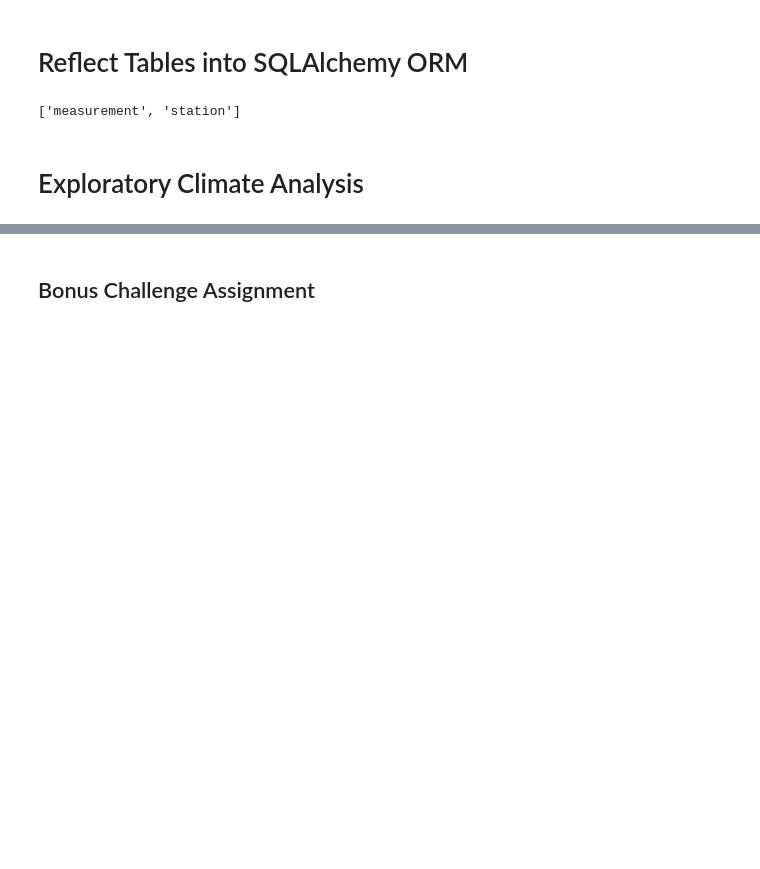
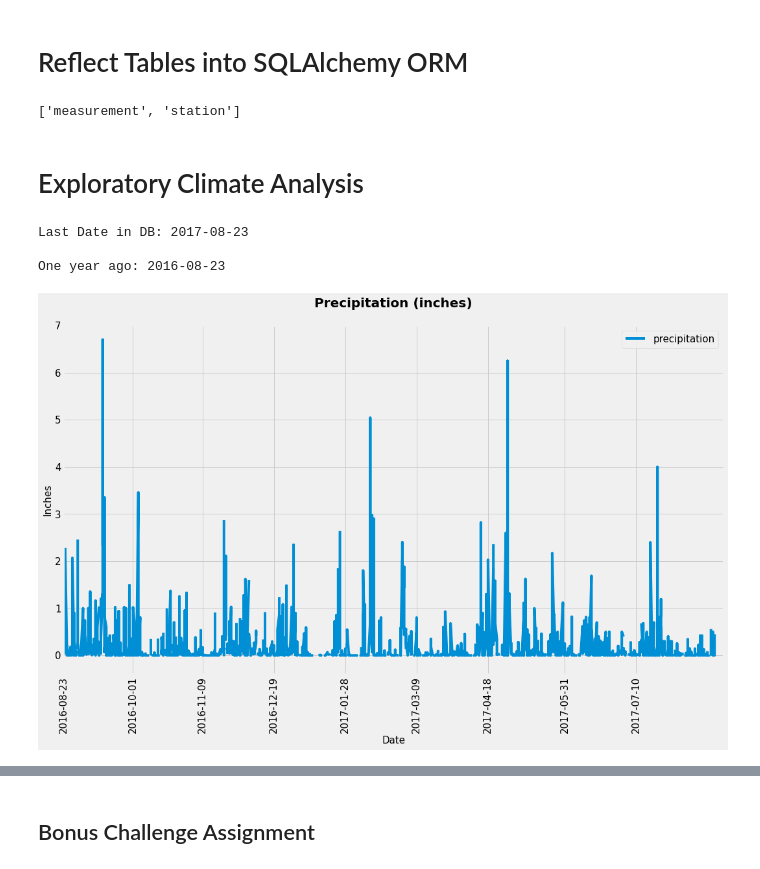
Before and after one commit to cdalsania/sqlalchemy-challenge, a Jupyter notebook: climate_starter.ipynb, the cells around one changed output, grey strips where cells are left out. Saved outputs shown, nothing was run; the diff lists cells and outputs as text; code cells hidden in the pictures; blank space fills up the shorter version.

Commit message:
analyzed Exploratory Climate and created image for precipitation

```diff
--- a/climate_starter.ipynb
+++ b/climate_starter.ipynb
@@ -30,7 +30,10 @@ Base.classes.keys()
 ['measurement', 'station']
 # %%
 # Save references to each table
+Measurement = Base.classes.measurement
+Station = Base.classes.station
 # %%
 # Create our session (link) from Python to the DB
+session = Session(engine)
 # %% [markdown]
 # Exploratory Climate Analysis
@@ -49,2 +40,63 @@ Base.classes.keys()
+# %%
+# Design a query to retrieve the last 12 months of precipitation data and plot the results
+
+last_data_point = session.query(func.max(Measurement.date)).first()[0]
+
+year = int(last_data_point.split('-')[0])
+mth = int(last_data_point.split('-')[1])
+date = int(last_data_point.split('-')[2])
+
+last_date_in_db = dt.date(year, mth, date)
+print("Last Date in DB:", last_date_in_db)
+
+# Calculate the date 1 year ago from the last data point in the database
+
+one_year_ago = last_date_in_db - dt.timedelta(days=365)
+print("\nOne year ago:", one_year_ago,"\n")
+
+# Perform a query to retrieve the data and precipitation scores
+last_year = session.query(Measurement.date, Measurement.prcp).\
+            filter(Measurement.date >= '2016-08-23').all()
+last_year
+# Save the query results as a Pandas DataFrame and set the index to the date column
+
+last_year_df = pd.DataFrame(last_year)
+last_year_df = last_year_df.set_index("date")
+last_year_df.head()
+
+# Sort the dataframe by date
+
+sorted_df = last_year_df.sort_values(by = "date")
+sorted_df.head()
+
+# Use Pandas Plotting with Matplotlib to plot the data
+plt.figure(figsize=(15, 10))
+plt.plot(sorted_df.index, sorted_df['prcp'])
+
+plt.legend(['precipitation'], loc="upper right",fontsize=15)
+# set x location
+xloc = ['2016-08-23', '2016-10-01', '2016-11-09', '2016-12-19', '2017-01-28', '2017-03-09', '2017-04-18','2017-05-31','2017-07-10']
+
+plt.xticks(xloc, rotation='vertical',fontsize=15)
+
+#lables and titles
+plt.xlabel('Date', fontsize=15)
+plt.ylabel("Inches",fontsize=15)
+plt.title(f"Precipitation (inches)\n",fontsize=20, fontweight = 'bold')
+plt.yticks(size=15)
+
+# xlim and ylim
+plt.xlim(0,370)
+plt.ylim(-0.4,7)
+
+# Save Figure
+plt.tight_layout()
+plt.savefig("Images/precipitation.png")
+plt.show()
+# %% [output]
+Last Date in DB: 2017-08-23
+
+One year ago: 2016-08-23
+[figure, added]
 # %%
 # Use Pandas to calcualte the summary statistics for the precipitation data
```
Also changed, not shown: parts of 2 cells of this notebook.
